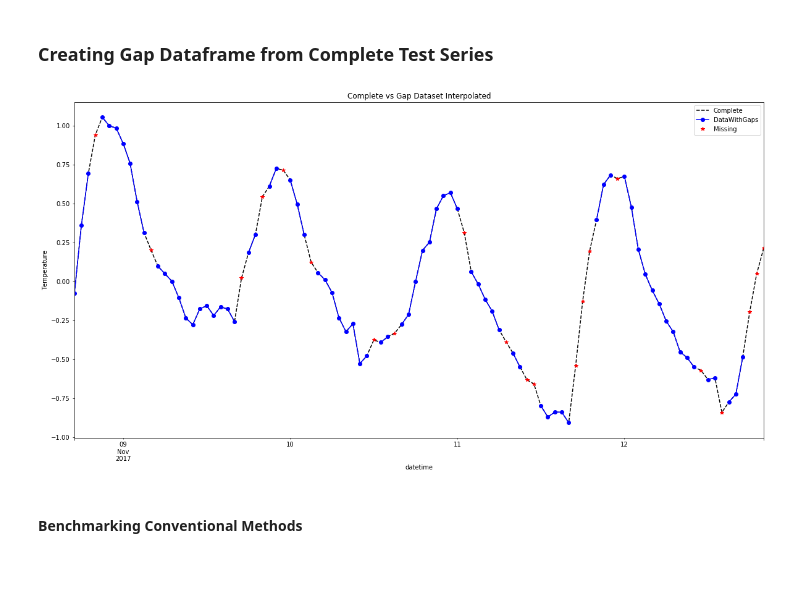
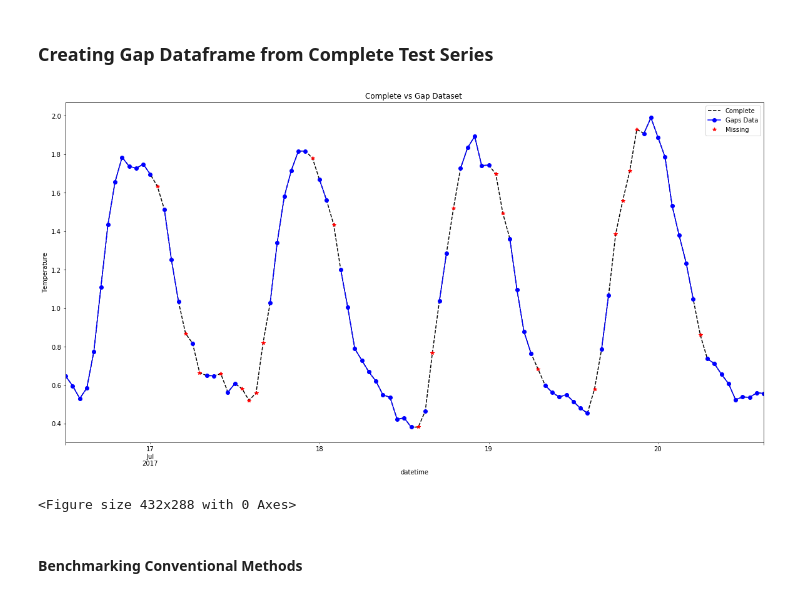
Before and after one commit to franticOreo/WeatherInterpolation, a Jupyter notebook: WeatherDataInterpolation.ipynb, the cells around one changed output. Saved outputs shown, nothing was run; the diff lists cells and outputs as text; code cells hidden in the pictures; blank space fills up the shorter version.

```diff
--- a/WeatherDataInterpolation.ipynb
+++ b/WeatherDataInterpolation.ipynb
@@ -139,7 +139,7 @@ def create_gap_df(reference_df, gap_prob=gap_prob):
     # generate a range of vals (0 ... n_rows)
     idxs = np.arange(reference_df.shape[0])
     # generate a sin wave onto range
-    gap_df_sin = np.sin(idxs) ** 2
+    gap_df_sin = np.sin(idxs * 0.25) ** 2
     # use sum as denominator to make the sin vals total to 1.
     sum_idxs = np.sum(gap_df_sin)
 
@@ -156,47 +156,72 @@ def create_gap_df(reference_df, gap_prob=gap_prob):
     gap_df['temperature'].iloc[gap_indxs] = np.nan
 
     return gap_df
+
+
+sample_size = 100
+
+gap_prob = 0.2
+
+# Make Gap dataframe from Reference Test set (Complete Dataframe)
+gap_test_df = create_gap_df(test_df_ref, gap_prob=gap_prob)
+
+# plot = plot_complete_and_gaps(test_df['temperature'], gap_test_df[RESPONSE_VAR], save=True)
 # %%
 def plot_complete_and_gaps(complete_series, gap_series,
-                      gap_prob=gap_prob, sample_size=100):
+                      gap_prob=gap_prob, sample_size=100,
+                      interpolated=False, save=False):
     '''
         Inputs:
             complete_series: Series containing all values.
             gap_series: Series containing missing values due to artifical noise.
             gap_prob: Amount of noise imposed on Series(for plotting).
+            interpolated: If gap_series contains interpolation points.
     '''
+
+    if interpolated:
+        gap_label = 'Gaps w/Interpolation'
+        title_suffix = 'w/Intepolation'
+
+    else:
+        gap_label = 'Gaps Data'
+        title_suffix = ''
 
 
     # extract datetimes for df indexing
     test_datetimes =  datetimes[-test_df.shape[0]:]
     # Create df for easy plotting
     df_temp_all = pd.DataFrame({'Complete': complete_series,
-                                'DataWithGaps': gap_series}).set_index(test_datetimes)
+                                gap_label: gap_series}).set_index(test_datetimes)
 
     # Create a indicator column for missing temperature value.
-    df_temp_all['Missing'] = df_temp_all[df_temp_all['DataWithGaps'].isna()]['Complete']
+    df_temp_all['Missing'] = df_temp_all[df_temp_all[gap_label].isna()]['Complete']
 
     if np.isnan(df_temp_all['Missing']).all():
         df_temp_all = df_temp_all.drop(columns=['Missing'])
 
     styles=['k--', 'bo-', 'r*']
 
+    # Plot random sample
     start_index = np.random.randint(low=0, high=df_temp_all.shape[0]-sample_size)
     end_index = start_index + sample_size
 
     df_temp_all.iloc[start_index:end_index, :].plot(style=styles, figsize=(20,10));
-    plt.title(f'Complete vs Gap Dataset Interpolated')
+    plt.title(f'Complete vs Gap Dataset {title_suffix}')
     plt.ylabel('Temperature');
+
+    if save: plt.savefig('./img/create_gap_df.png')
+
+    return plt
 # %% [markdown]
 ### Creating Gap Dataframe from Complete Test Series
 # %%
 sample_size = 100
 
 gap_prob = 0.2
 
 # Make Gap dataframe from Reference Test set (Complete Dataframe)
 gap_test_df = create_gap_df(test_df_ref, gap_prob=gap_prob)
 
-plot_complete_and_gaps(test_df['temperature'], gap_test_df[RESPONSE_VAR])
+plot = plot_complete_and_gaps(test_df['temperature'], gap_test_df[RESPONSE_VAR], save=False)
 # %% [output]
-[figure, old version]
+[figure, new version]
@@ -205,5 +228,7 @@ plot_complete_and_gaps(test_df['temperature'], gap_test_df[RESPONSE_VAR])
 # %%
-plt.savefig('./img/create_gap_df.png')
+plot.savefig('./img/create_gap_df.png')
+# %% [output]
+<Figure size 432x288 with 0 Axes>
 # %% [markdown]
 #### Benchmarking Conventional Methods
 # %%
```
Also changed, not shown: parts of 1 cell of this notebook, 1 other file.
